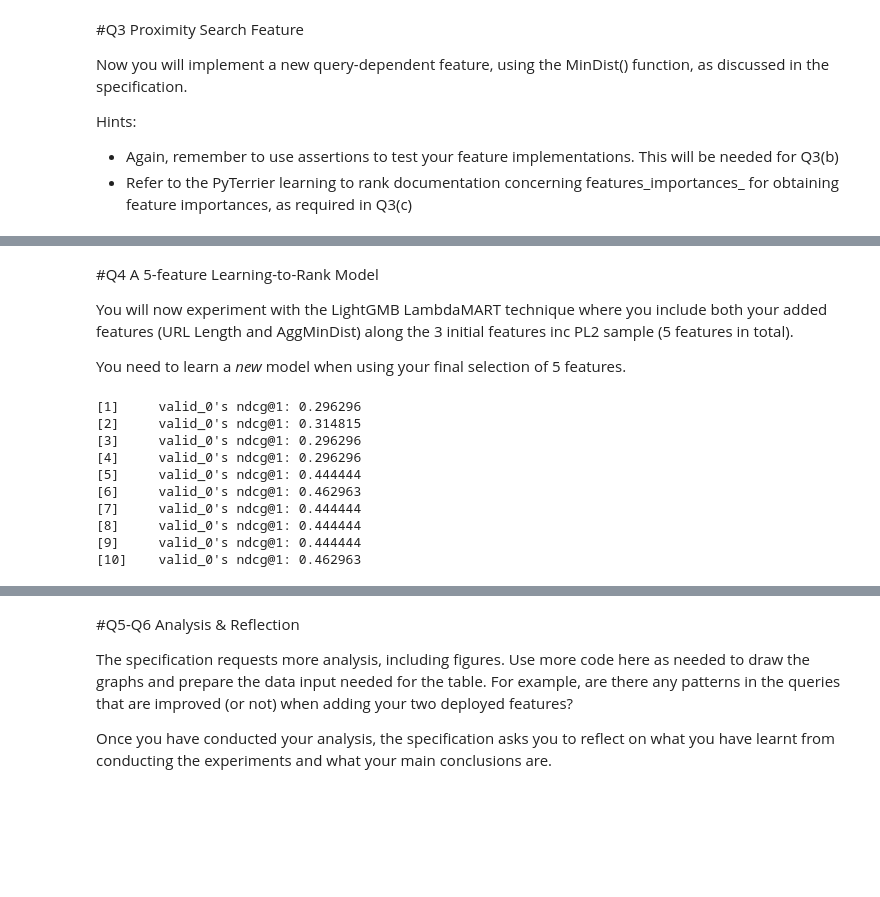
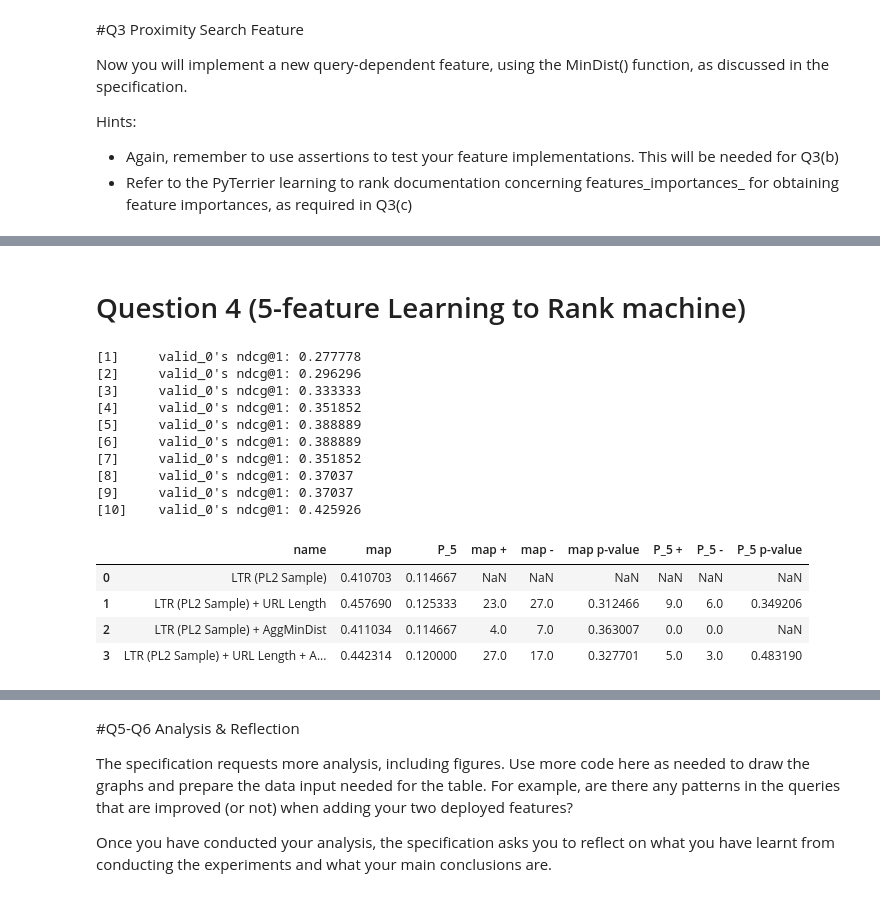
Before and after one commit to podyssea/InformationRetrieval, a Jupyter notebook: InformationRetrievalExercise2_2210049p.ipynb, the cells around one changed output, grey strips where cells are left out. Saved outputs shown, nothing was run; the diff lists cells and outputs as text; code cells hidden in the pictures; blank space fills up the shorter version.

Commit message:
Fixed all models/functions/experiments etc - Only evaluation remains

```diff
--- a/InformationRetrievalExercise2_2210049p.ipynb
+++ b/InformationRetrievalExercise2_2210049p.ipynb
@@ -278,4 +248,0 @@ combined_features_url = secondpassUB >> (stage12 ** url_length_feature)
-# %%
-boosted_model_url = combined_features_url >> pt.ltr.apply_learned_model(lmart_l_urls, form="ltr")
-# %%
-boosted_model_url.fit(tr_topics, tr_qrels, va_topics, va_qrels)
@@ -315,0 +351,21 @@ boosted_model_url.search("chemical reaction")
+# %%
+import re
+
+lmart_l_url_category = lgb.LGBMRanker(task="train",
+    min_data_in_leaf=1,
+    min_sum_hessian_in_leaf=100,
+    max_bin=255,
+    num_leaves=7,
+    objective="lambdarank",
+    metric="ndcg",
+    ndcg_eval_at=[1, 3, 5, 10],
+    learning_rate= .1,
+    importance_type="gain",
+    num_iterations=10)
+
+secondpassUB_category = pt.BatchRetrieve(index, wmodel="PL2", metadata=["docno", "url", "body"], verbose=True)
+url_category_feature = secondpassUB_category >> pt.apply.doc_features(_url_category_feature)
+combined_features_url_category = secondpassUB_category >> (stage12 ** url_category_feature)
+boosted_model_url_category = combined_features_url_category >> pt.ltr.apply_learned_model(lmart_l_url_category, form="ltr")
+boosted_model_url_category.fit(tr_topics, tr_qrels, va_topics, va_qrels)
+pt.Experiment([stage12, lmart_l_pipe, boosted_model_url_category], test_topics, test_qrels, ["map", "P.5"], names=["PL2", "LTR (PL2 Sample)", "LTR (PL2 Sample) + URL Lengths"], baseline = 1)
@@ -419,18 +469,36 @@ pt.Experiment([stage12, lmart_l_pipe, boosted_model_dist], test_topics, test_qre
-# %% [markdown]
-#Q4 A 5-feature Learning-to-Rank Model
-
-You will now experiment with the LightGMB LambdaMART technique where you include both your added features (URL Length and AggMinDist) along the 3 initial features inc PL2 sample (5 features in total).
-
-You need to learn a *new* model when using your final selection of 5 features.
+# %% [markdown]
+# Question 4 (5-feature Learning to Rank machine)
 # %%
 lmart_l_5_features = lgb.LGBMRanker(task="train",
     min_data_in_leaf=1,
     min_sum_hessian_in_leaf=100,
     max_bin=255,
     num_leaves=7,
     objective="lambdarank",
     metric="ndcg",
     ndcg_eval_at=[1, 3, 5, 10],
     learning_rate= .1,
     importance_type="gain",
     num_iterations=10)
+
+fourthpassUB = pt.BatchRetrieve(index, wmodel="PL2", metadata=["docno", "url", "body"], verbose=True)
+combined_features_with_5_features = fourthpassUB >> (stage12 ** url_slashes_feature ** term_distance_feature)
+model_5_features = combined_features_with_5_features >> pt.ltr.apply_learned_model(lmart_l_5_features, form="ltr")
+model_5_features.fit(tr_topics, tr_qrels, va_topics, va_qrels)
+pt.Experiment([lmart_l_pipe, boosted_model_url_slashes, boosted_model_dist, model_5_features], test_topics, test_qrels, ["map", "P.5"], names=["LTR (PL2 Sample)", "LTR (PL2 Sample) + URL Length", "LTR (PL2 Sample) + AggMinDist", "LTR (PL2 Sample) + URL Length + AggMinDist"], baseline = 0)
+# %% [output]
+[1]     valid_0's ndcg@1: 0.277778
+[2]     valid_0's ndcg@1: 0.296296
+[3]     valid_0's ndcg@1: 0.333333
+[4]     valid_0's ndcg@1: 0.351852
+[5]     valid_0's ndcg@1: 0.388889
+[6]     valid_0's ndcg@1: 0.388889
+[7]     valid_0's ndcg@1: 0.351852
+[8]     valid_0's ndcg@1: 0.37037
+[9]     valid_0's ndcg@1: 0.37037
+[10]    valid_0's ndcg@1: 0.425926
+|  | name | map | P_5 | map + | map - | map p-value | P_5 + | P_5 - | P_5 p-value |
+| 0 | LTR (PL2 Sample) | 0.410703 | 0.114667 | NaN | NaN | NaN | NaN | NaN | NaN |
+| 1 | LTR (PL2 Sample) + URL Length | 0.457690 | 0.125333 | 23.0 | 27.0 | 0.312466 | 9.0 | 6.0 | 0.349206 |
+| 2 | LTR (PL2 Sample) + AggMinDist | 0.411034 | 0.114667 | 4.0 | 7.0 | 0.363007 | 0.0 | 0.0 | NaN |
+| 3 | LTR (PL2 Sample) + URL Length + A... | 0.442314 | 0.120000 | 27.0 | 17.0 | 0.327701 | 5.0 | 3.0 | 0.483190 |
@@ -445,13 +504,0 @@ model_5_features = combined_features_with_5_features >> pt.ltr.apply_learned_mod
-# %%
-model_5_features.fit(tr_topics, tr_qrels, va_topics, va_qrels)
-# %% [output]
-[1]     valid_0's ndcg@1: 0.296296
-[2]     valid_0's ndcg@1: 0.314815
-[3]     valid_0's ndcg@1: 0.296296
-[4]     valid_0's ndcg@1: 0.296296
-[5]     valid_0's ndcg@1: 0.444444
-[6]     valid_0's ndcg@1: 0.462963
-[7]     valid_0's ndcg@1: 0.444444
-[8]     valid_0's ndcg@1: 0.444444
-[9]     valid_0's ndcg@1: 0.444444
-[10]    valid_0's ndcg@1: 0.462963
```
Also changed, not shown: parts of 35 cells of this notebook.
